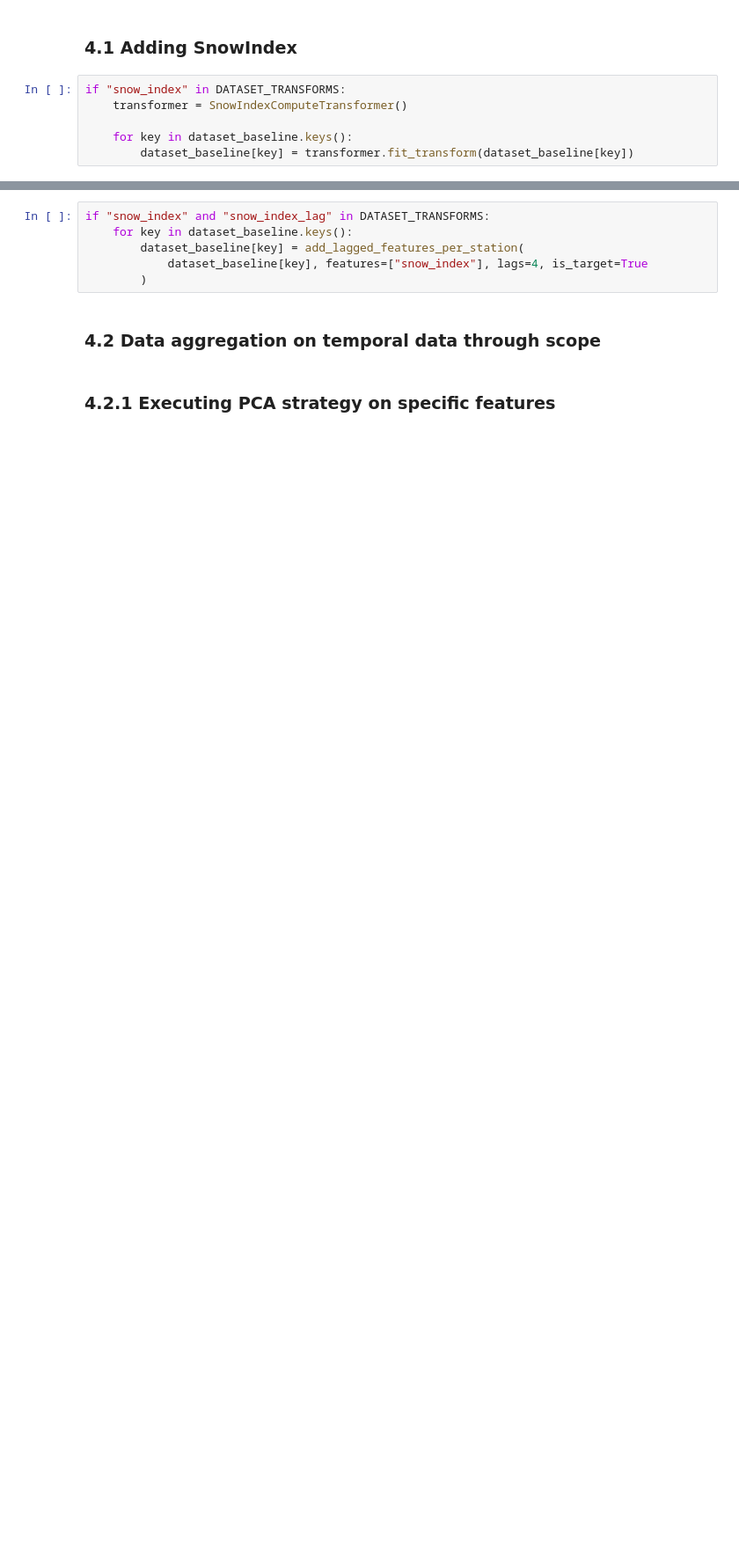
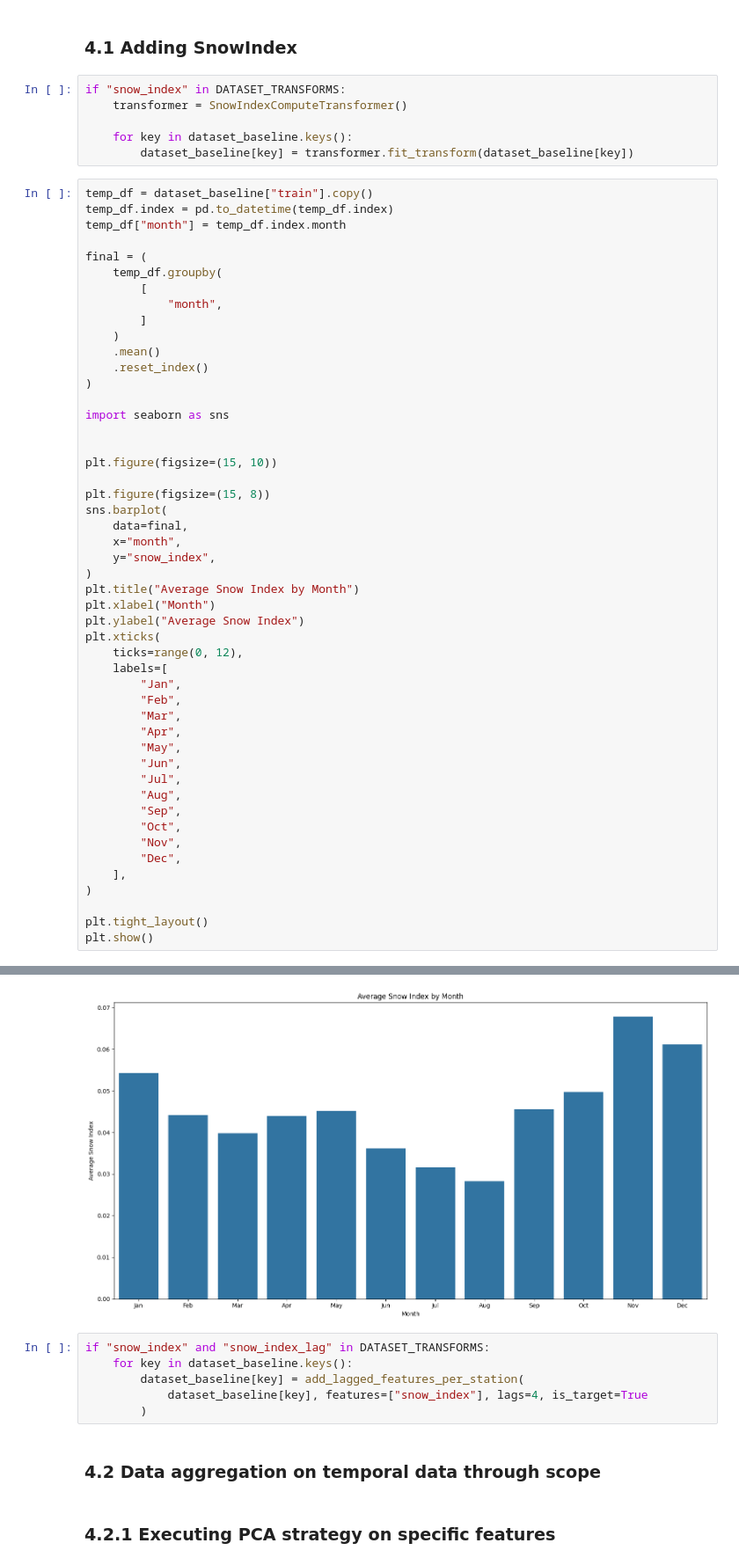
Before and after one commit to lucas066001/WaterScarcity.Hackathon, a Jupyter notebook: src/notebooks/Summary/02 - Feature Engineering.ipynb, the cells around one changed output, grey strips where cells are left out. Shown at 88% size. Saved outputs shown, nothing was run; the diff lists cells and outputs as text; blank space fills up the shorter version.

```diff
--- a/src/notebooks/Summary/02 - Feature Engineering.ipynb
+++ b/src/notebooks/Summary/02 - Feature Engineering.ipynb
@@ -300,3 +302,53 @@ if "snow_index" in DATASET_TRANSFORMS:
 
     for key in dataset_baseline.keys():
         dataset_baseline[key] = transformer.fit_transform(dataset_baseline[key])
+# %%
+temp_df = dataset_baseline["train"].copy()
+temp_df.index = pd.to_datetime(temp_df.index)
+temp_df["month"] = temp_df.index.month
+
+final = (
+    temp_df.groupby(
+        [
+            "month",
+        ]
+    )
+    .mean()
+    .reset_index()
+)
+
+import seaborn as sns
+
+
+plt.figure(figsize=(15, 10))
+
+plt.figure(figsize=(15, 8))
+sns.barplot(
+    data=final,
+    x="month",
+    y="snow_index",
+)
+plt.title("Average Snow Index by Month")
+plt.xlabel("Month")
+plt.ylabel("Average Snow Index")
+plt.xticks(
+    ticks=range(0, 12),
+    labels=[
+        "Jan",
+        "Feb",
+        "Mar",
+        "Apr",
+        "May",
+        "Jun",
+        "Jul",
+        "Aug",
+        "Sep",
+        "Oct",
+        "Nov",
+        "Dec",
+    ],
+)
+
+plt.tight_layout()
+plt.show()
+# %% [output]
@@ -303,3 +356,4 @@ if "snow_index" in DATASET_TRANSFORMS:
+[figure, added]
 # %%
 if "snow_index" and "snow_index_lag" in DATASET_TRANSFORMS:
     for key in dataset_baseline.keys():
```
Also changed, not shown: parts of 8 cells of this notebook, 6 other files.
